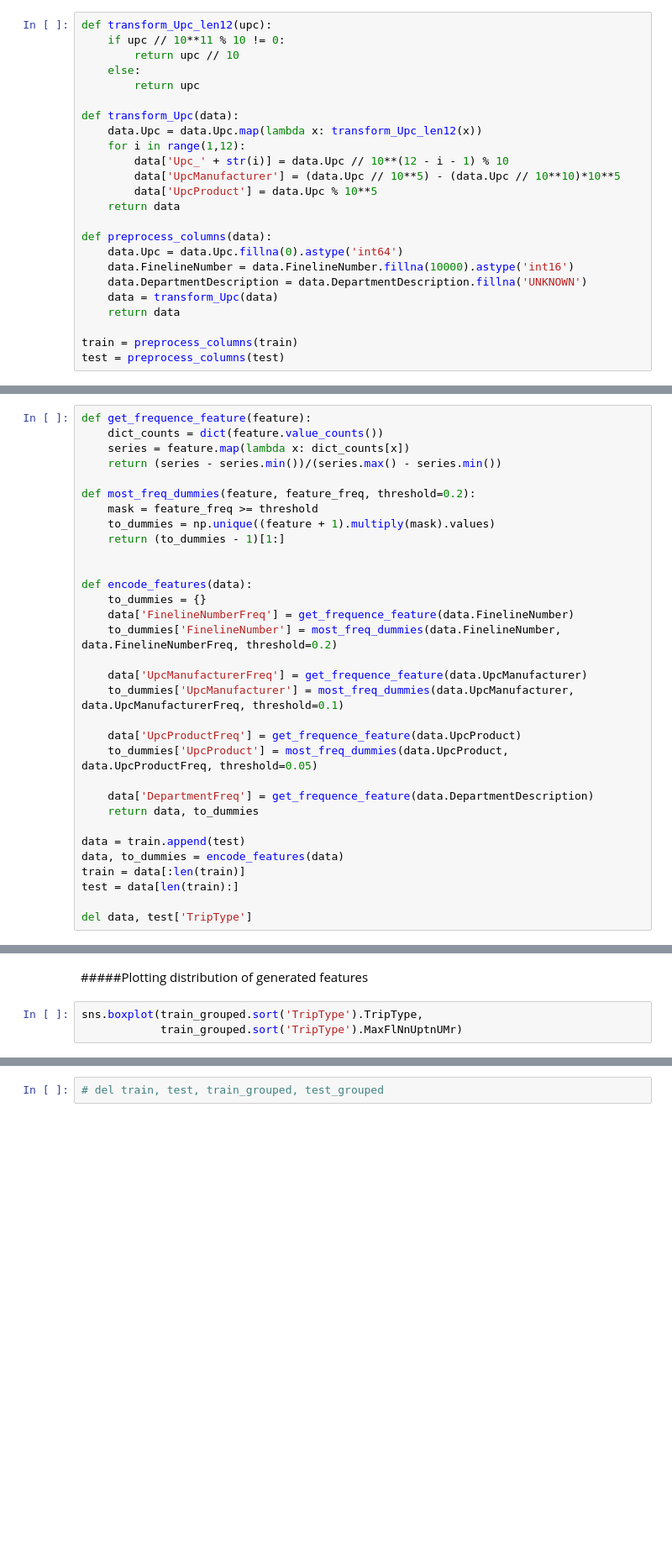
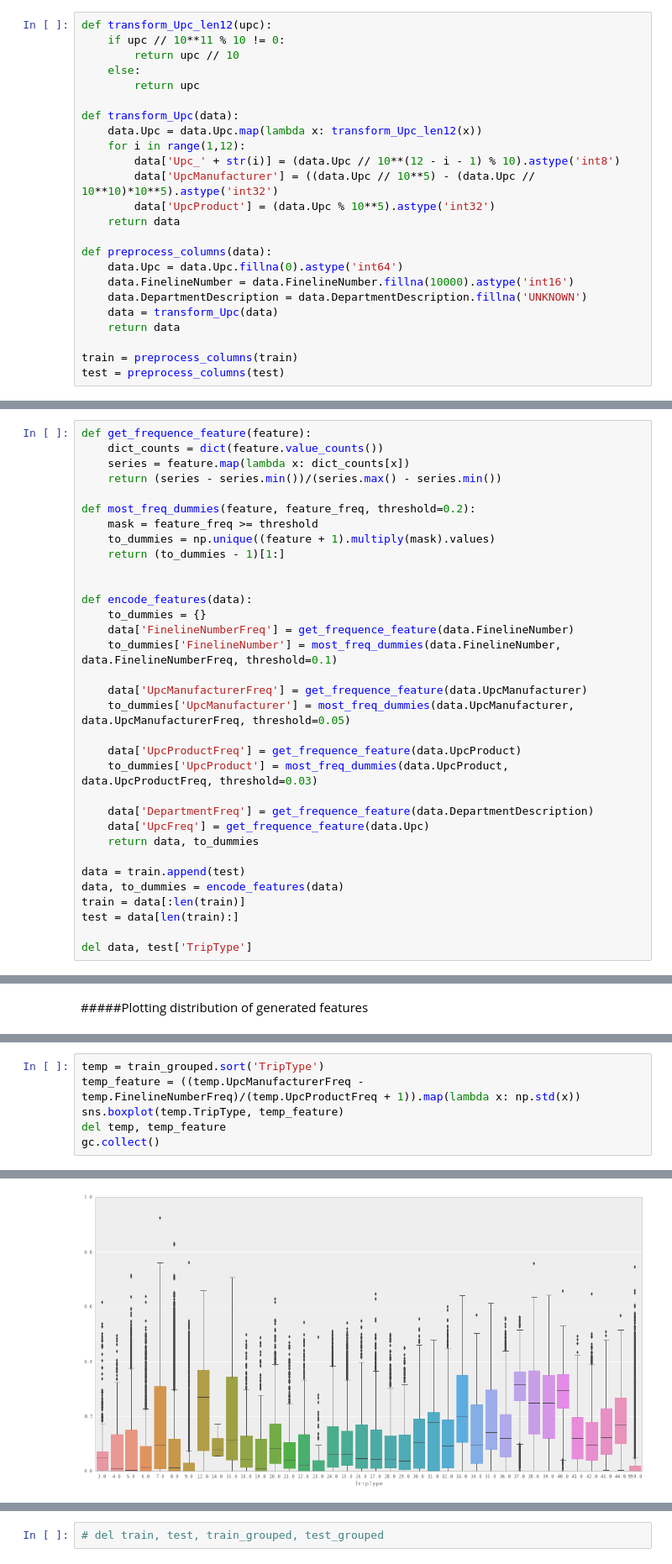
Before and after one commit to shayakhmetov/walmart-trip-type, a Jupyter notebook: walmart.ipynb, the cells around one changed output, grey strips where cells are left out. Shown: that part at 84% size. Drawn from its saved outputs; the diff is of its cells as text; blank space fills up the shorter version.

Commit message:
train_grouped construction rewritten

```diff
--- a/walmart.ipynb
+++ b/walmart.ipynb
@@ -30,9 +32,9 @@ def transform_Upc_len12(upc):
 def transform_Upc(data):
     data.Upc = data.Upc.map(lambda x: transform_Upc_len12(x))
     for i in range(1,12):
-        data['Upc_' + str(i)] = data.Upc // 10**(12 - i - 1) % 10
-        data['UpcManufacturer'] = (data.Upc // 10**5) - (data.Upc // 10**10)*10**5
-        data['UpcProduct'] = data.Upc % 10**5
+        data['Upc_' + str(i)] = (data.Upc // 10**(12 - i - 1) % 10).astype('int8')
+        data['UpcManufacturer'] = ((data.Upc // 10**5) - (data.Upc // 10**10)*10**5).astype('int32')
+        data['UpcProduct'] = (data.Upc % 10**5).astype('int32')
     return data
 
 def preprocess_columns(data):
@@ -73,15 +75,16 @@ def most_freq_dummies(feature, feature_freq, threshold=0.2):
 def encode_features(data):
     to_dummies = {}
     data['FinelineNumberFreq'] = get_frequence_feature(data.FinelineNumber)
-    to_dummies['FinelineNumber'] = most_freq_dummies(data.FinelineNumber, data.FinelineNumberFreq, threshold=0.2)
+    to_dummies['FinelineNumber'] = most_freq_dummies(data.FinelineNumber, data.FinelineNumberFreq, threshold=0.1)
 
     data['UpcManufacturerFreq'] = get_frequence_feature(data.UpcManufacturer)
-    to_dummies['UpcManufacturer'] = most_freq_dummies(data.UpcManufacturer, data.UpcManufacturerFreq, threshold=0.1)
+    to_dummies['UpcManufacturer'] = most_freq_dummies(data.UpcManufacturer, data.UpcManufacturerFreq, threshold=0.05)
 
     data['UpcProductFreq'] = get_frequence_feature(data.UpcProduct)
-    to_dummies['UpcProduct'] = most_freq_dummies(data.UpcProduct, data.UpcProductFreq, threshold=0.05)
+    to_dummies['UpcProduct'] = most_freq_dummies(data.UpcProduct, data.UpcProductFreq, threshold=0.03)
 
     data['DepartmentFreq'] = get_frequence_feature(data.DepartmentDescription)
+    data['UpcFreq'] = get_frequence_feature(data.Upc)
     return data, to_dummies
 
 data = train.append(test)
@@ -170,5 +159,2 @@ test_grouped = construct_grouped_features(test_grouped, to_dummies)
 # %% [markdown]
 #####Plotting distribution of generated features
-# %%
-sns.boxplot(train_grouped.sort('TripType').TripType,
-            train_grouped.sort('TripType').MaxFlNnUptnUMr)
@@ -184,0 +163,7 @@ def construct_dummy_features(data, dummy_columns):
+# %%
+temp = train_grouped.sort('TripType')
+temp_feature = ((temp.UpcManufacturerFreq - temp.FinelineNumberFreq)/(temp.UpcProductFreq + 1)).map(lambda x: np.std(x))
+sns.boxplot(temp.TripType, temp_feature)
+del temp, temp_feature
+gc.collect()
+# %% [output]
@@ -184,0 +171 @@ def construct_dummy_features(data, dummy_columns):
+[figure, added]
```
Also changed, not shown: parts of 14 cells of this notebook.
